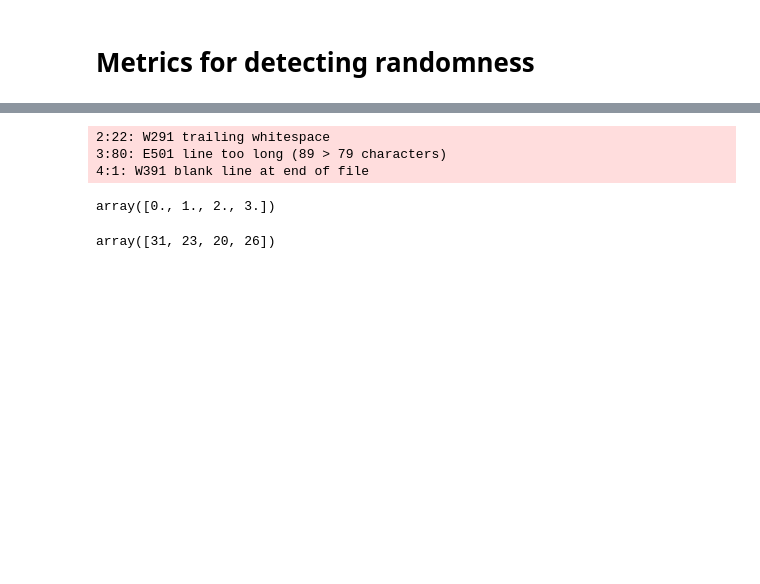
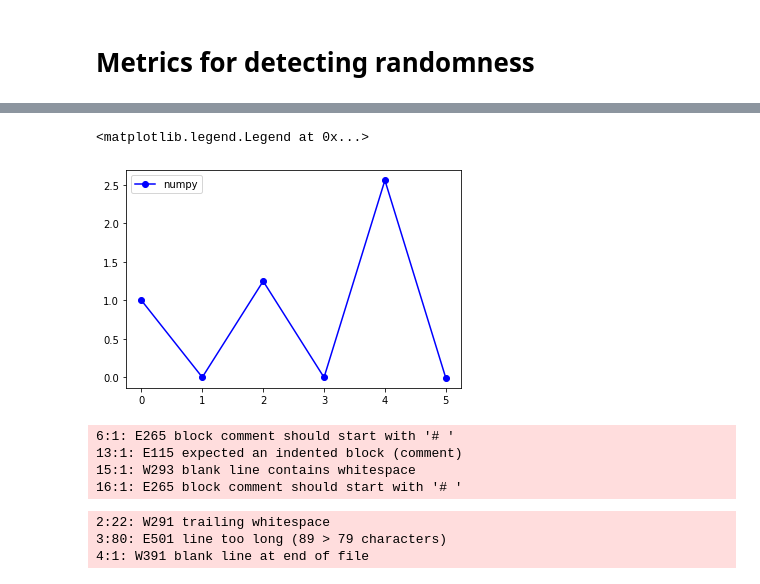
Before and after one commit to mohnjahoney/REU_physics, a Jupyter notebook: randomness.ipynb, the cells around one changed output, grey strips where cells are left out. Drawn from its saved outputs; the diff is of its cells as text; code cells hidden in the pictures; blank space fills up the shorter version.

Commit message:
rando

```diff
--- a/randomness.ipynb
+++ b/randomness.ipynb
@@ -282,3 +299,29 @@ for n in range(1, 6):
+# %%
+# How does this compare with a purportedly good RNG?
+low = 0
+high = 4
+num = 10**6
+
+#my_rns = my_rng(low=low, high=high, num=num)
+rns = np.random.randint(low=low, high=high, size=num)
+
+my_moments = []
+moments = []
+
+for n in range(0, 6):
+#    my_moments.append(moment_n(data=my_rns, n=n, centered=True))
+    moments.append(moment_n(data=rns, n=n, centered=True))
+
+#plt.plot(my_moments, 'ro-', label='mine')
+plt.plot(moments, 'bo-', label='numpy')
+plt.legend()
+# %% [output]
+<matplotlib.legend.Legend at 0x...>
+[figure, added]
+6:1: E265 block comment should start with '# '
+13:1: E115 expected an indented block (comment)
+15:1: W293 blank line contains whitespace
+16:1: E265 block comment should start with '# '
 # %%
 # At a minimum, we'd like the histogram of discrete outputs to be pretty flat.
 # But is that enough?
@@ -292,8 +332,0 @@ values, counts = np.unique(rns, return_counts=True)
-# %%
-values
-# %% [output]
-array([0., 1., 2., 3.])
-# %%
-counts
-# %% [output]
-array([31, 23, 20, 26])
```
Also changed, not shown: parts of 15 cells of this notebook.
